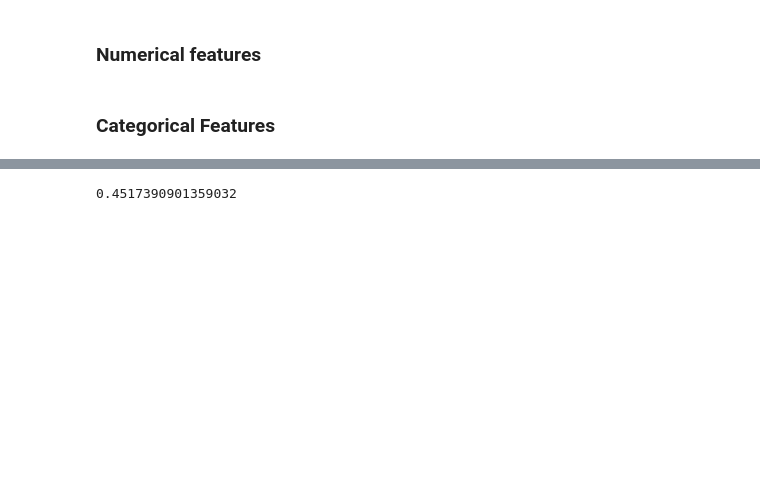
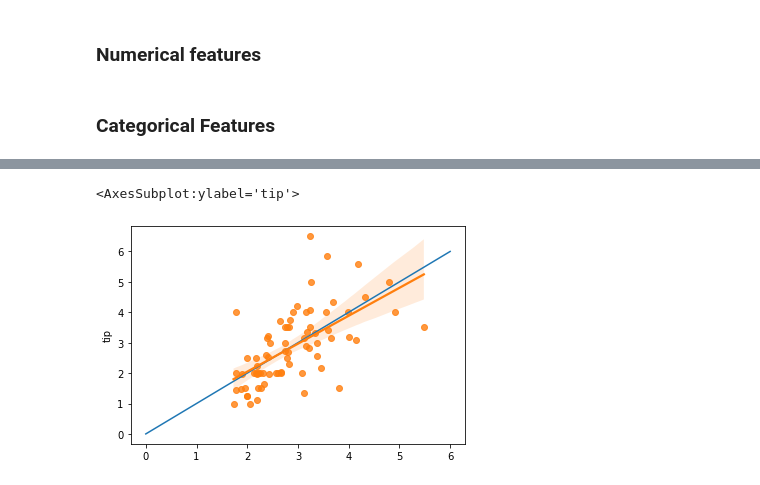
Before and after one commit to MickaWilk/Simplon_Projects, a Jupyter notebook: Exos/Regression linéaire Workflow/workflow.ipynb, the cells around one changed output, grey strips where cells are left out. Cells and saved outputs as stored; diff of their text form; code cells hidden in the pictures; blank space fills up the shorter version.

```diff
--- a/Exos/Regression linéaire Workflow/workflow.ipynb
+++ b/Exos/Regression linéaire Workflow/workflow.ipynb
@@ -59,5 +61,5 @@ from sklearn.preprocessing import MinMaxScaler
 # %%
-scaler = MinMaxScaler()
+scaler = StandardScaler()
 scaler.fit(X_train_2[["size","total_bill"]])
 X_train_2_scaled = scaler.transform(X_train_2[["size","total_bill"]])
 # %%
@@ -121,4 +105,4 @@ X_test_2_prep_df
 # %%
 lr_2.score(X_test_2_prep_df, y_test_2)
-# %% [output]
-0.4517390901359032
+# %%
+y_pred = lr_2.predict(X_test_2_prep_df)
@@ -129,3 +122,8 @@ lr_2.score(X_test_2_prep_df, y_test_2)
 # %%
 # Afficher l'hétéroscédasticité ou l'homoscédasticité des erreurs.
+plt.plot(range(7),range(7))
+sns.regplot(y_pred,y_test_2)
+# %% [output]
+<AxesSubplot:ylabel='tip'>
+[figure, added]
 # %%
```
Also changed, not shown: parts of 11 cells of this notebook, 5 other files.
